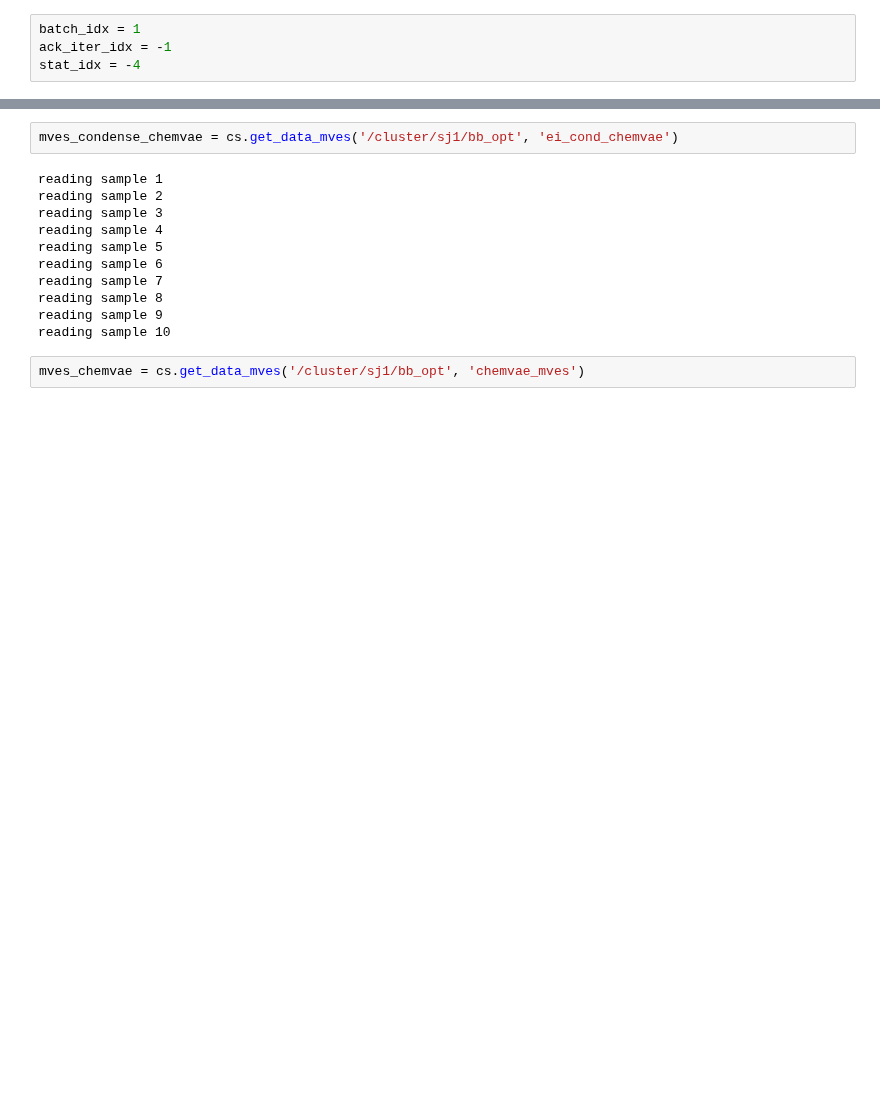
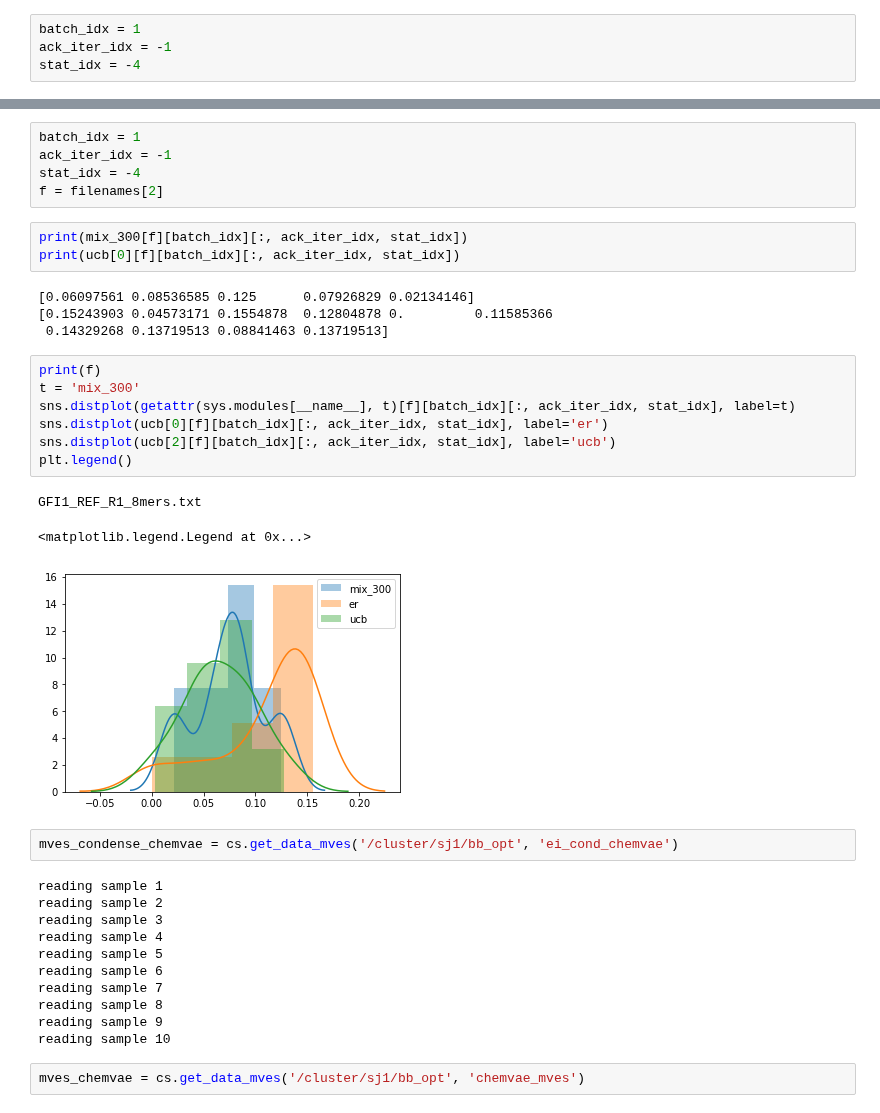
Before and after one commit to tmfs10/bb-opt, a Jupyter notebook: notebooks_sid/results_viz.ipynb, the cells around one changed output, grey strips where cells are left out. Saved outputs shown, nothing was run; the diff lists cells and outputs as text; blank space fills up the shorter version.

```diff
--- a/notebooks_sid/results_viz.ipynb
+++ b/notebooks_sid/results_viz.ipynb
@@ -202,3 +226,26 @@ ucb: 3.0 5 0.043902438 0.0065672733 0.04573171
+# %%
+batch_idx = 1
+ack_iter_idx = -1
+stat_idx = -4
+f = filenames[2]
+# %%
+print(mix_300[f][batch_idx][:, ack_iter_idx, stat_idx])
+print(ucb[0][f][batch_idx][:, ack_iter_idx, stat_idx])
+# %% [output]
+[0.06097561 0.08536585 0.125      0.07926829 0.02134146]
+[0.15243903 0.04573171 0.1554878  0.12804878 0.         0.11585366
+ 0.14329268 0.13719513 0.08841463 0.13719513]
+# %%
+print(f)
+t = 'mix_300'
+sns.distplot(getattr(sys.modules[__name__], t)[f][batch_idx][:, ack_iter_idx, stat_idx], label=t)
+sns.distplot(ucb[0][f][batch_idx][:, ack_iter_idx, stat_idx], label='er')
+sns.distplot(ucb[2][f][batch_idx][:, ack_iter_idx, stat_idx], label='ucb')
+plt.legend()
+# %% [output]
+GFI1_REF_R1_8mers.txt
+<matplotlib.legend.Legend at 0x...>
+[figure, added]
 # %%
 mves_condense_chemvae = cs.get_data_mves('/cluster/sj1/bb_opt', 'ei_cond_chemvae')
 # %% [output]
```
Also changed, not shown: parts of 16 cells of this notebook, 11 other files.
